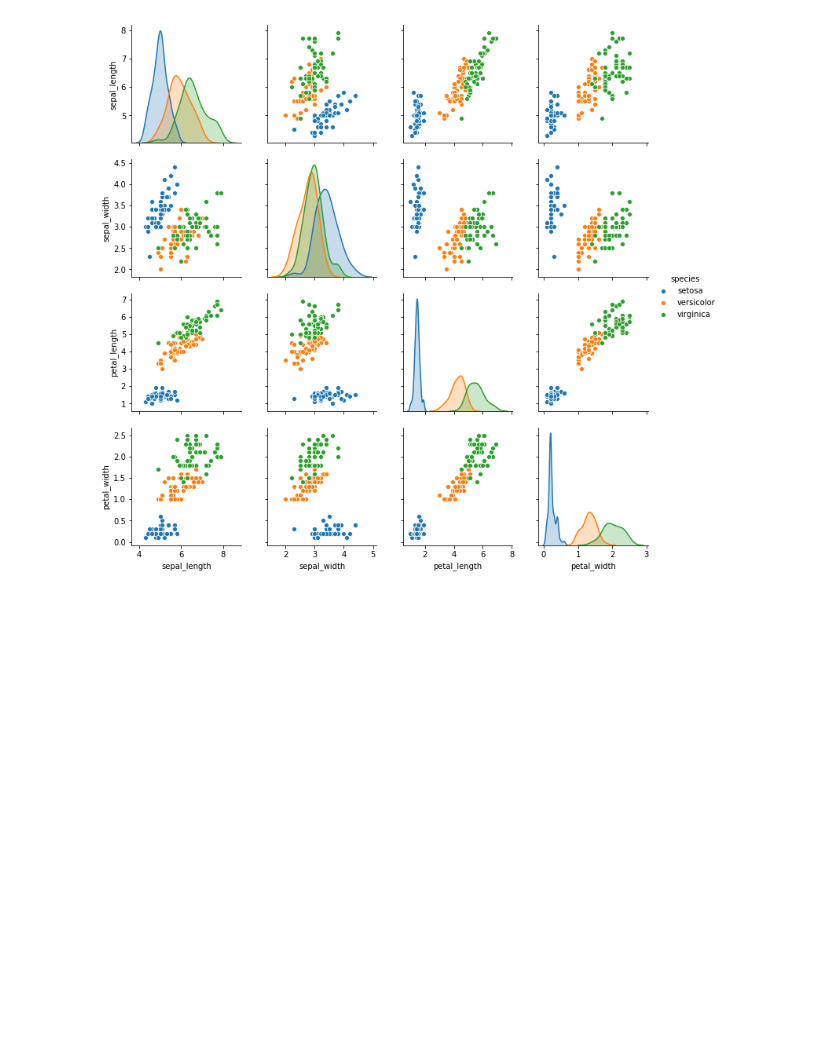
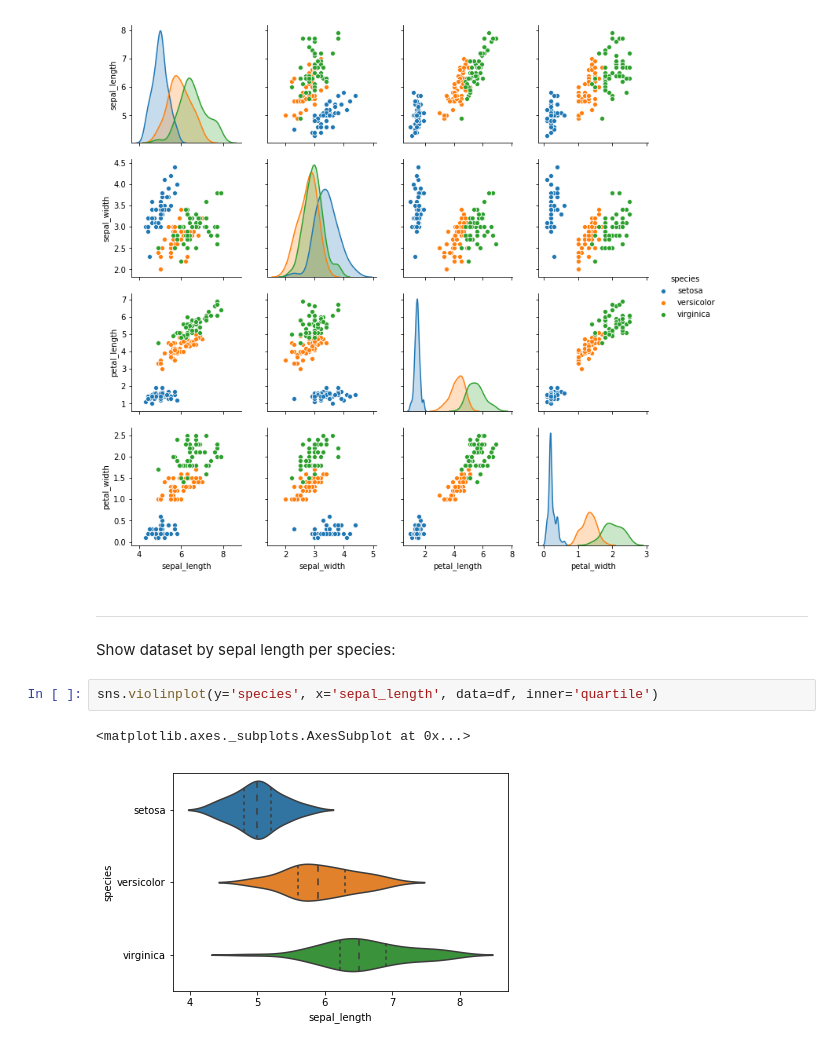
Before and after one commit to BrianD147/Emerging-Tech-Assignment, a Jupyter notebook: iris-dataset/iris-dataset.ipynb, the cells around one changed output. Cells and saved outputs as stored; diff of their text form; blank space fills up the shorter version.

Commit message:
Added more visualisations to iris dataset

```diff
--- a/iris-dataset/iris-dataset.ipynb
+++ b/iris-dataset/iris-dataset.ipynb
@@ -111,3 +130,12 @@ sns.pairplot(df,hue='species')
 # %% [output]
 <seaborn.axisgrid.PairGrid at 0x...>
 [figure]
+# %% [markdown]
+***
+# %% [markdown]
+Show dataset by sepal length per species:
+# %%
+sns.violinplot(y='species', x='sepal_length', data=df, inner='quartile')
+# %% [output]
+<matplotlib.axes._subplots.AxesSubplot at 0x...>
+[figure, added]
```
Also changed, not shown: parts of 19 cells of this notebook.
